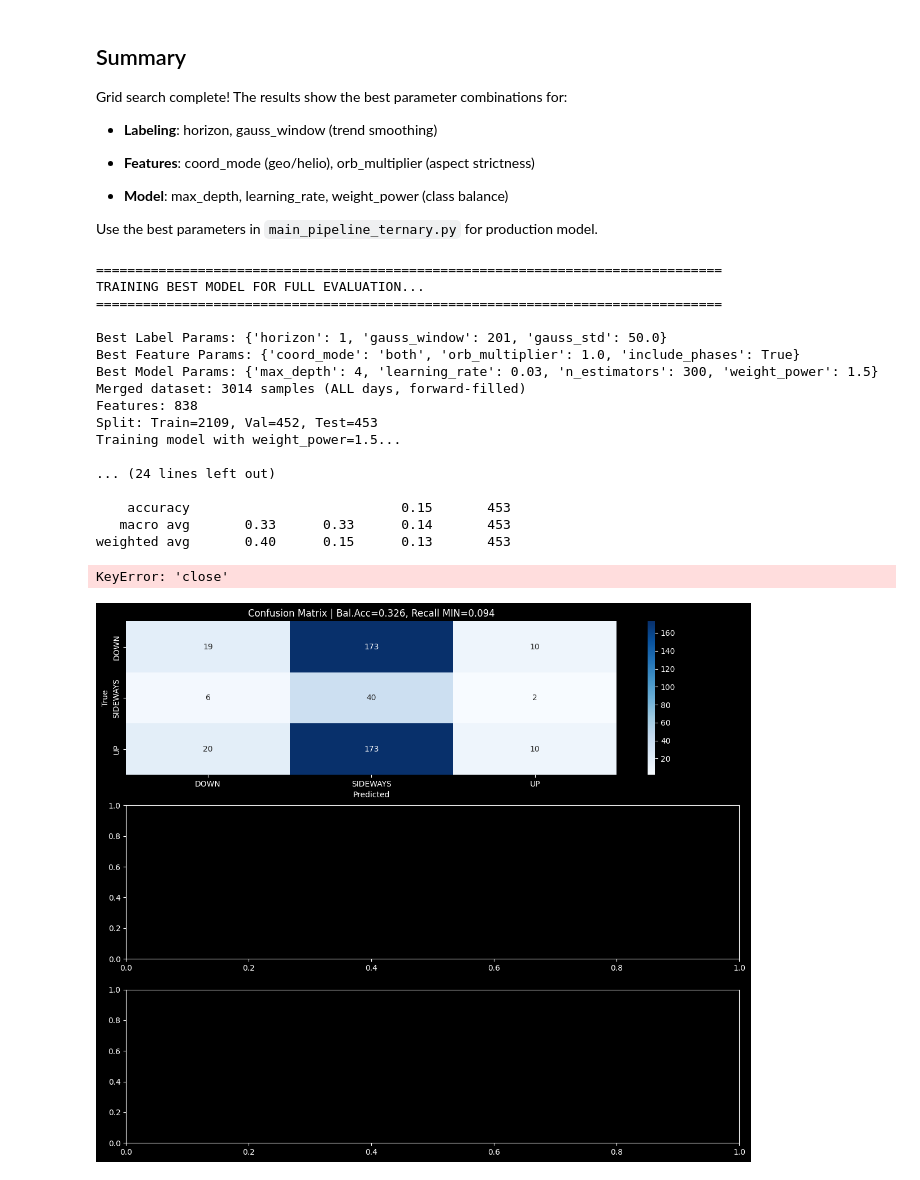
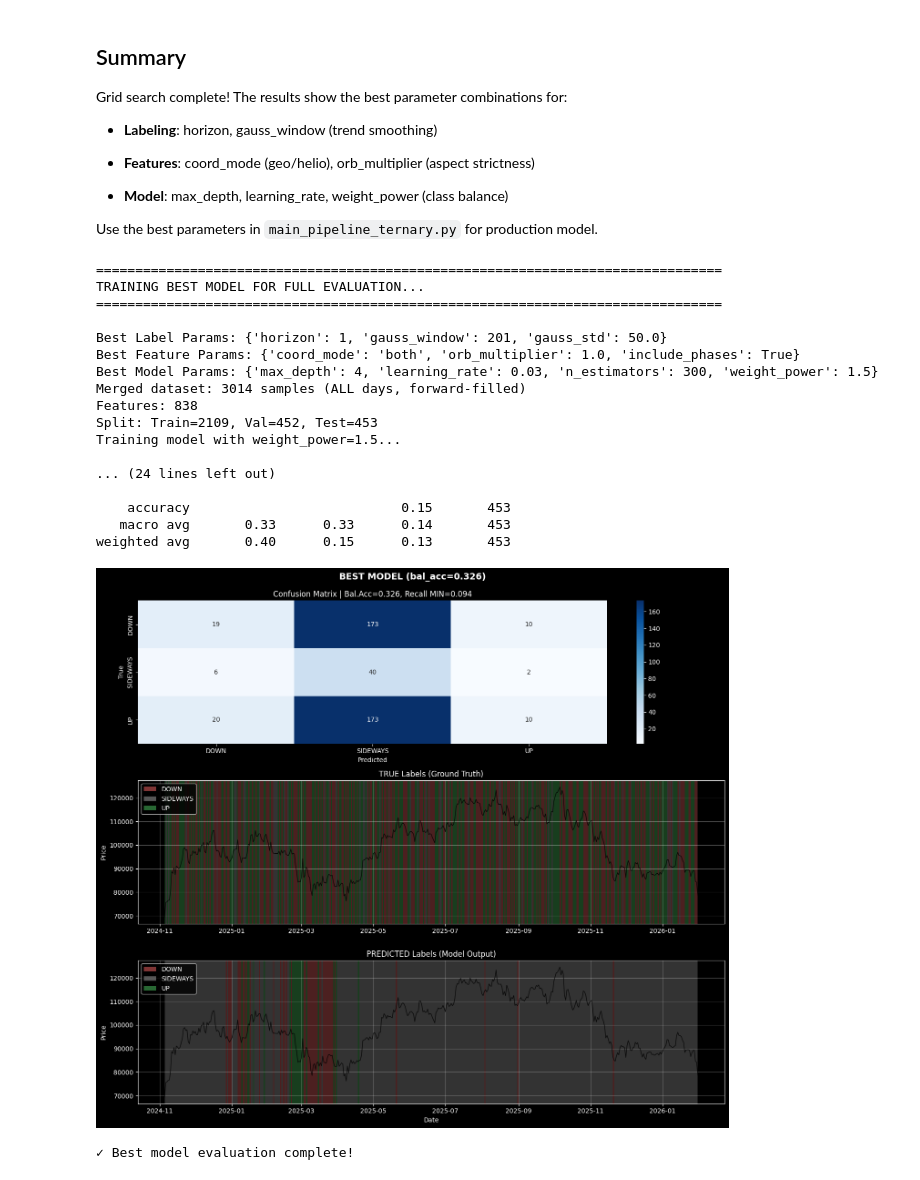
Before and after one commit to ramires666/astracle, a Jupyter notebook: RESEARCH/grid_search_ternary.ipynb, the cells around one changed output. Cells and saved outputs as stored; diff of their text form; code cells hidden in the pictures.

Commit message:
ternary frid search continues

```diff
--- a/RESEARCH/grid_search_ternary.ipynb
+++ b/RESEARCH/grid_search_ternary.ipynb
@@ -119,8 +119,8 @@ DATA_START = "2017-11-01"  # Bitcoin price history start
 # gauss_std: Standard deviation of Gaussian
 LABEL_GRID = {
     "horizon": [1,],            # 1, 3, or 5 days ahead
-    "gauss_window": [101, 201, 301], # Smoothing window sizes
-    "gauss_std": [25.0, 50.0, 100.0], # Gaussian std
+    "gauss_window": [101, 201], # Smoothing window sizes
+    "gauss_std": [50.0, 100.0], # Gaussian std
 }
 
 # ─────────────────────────────────────────────────────────────────────────────────
@@ -140,7 +140,7 @@ FEATURE_GRID = {
 MODEL_GRID = {
     "max_depth": [3, 5,9],           # Tree depth
     "learning_rate": [0.01, 0.03, 0.05], # Step size
-    "weight_power": [1.5, 2.0, 2.5],  # Minority class amplification
+    "weight_power": [ 2.0, 2.7,3.5],  # Minority class amplification
     "n_estimators": [500],            # Fixed number of trees
     "subsample": [0.8],               # Fixed
     "colsample_bytree": [0.8],        # Fixed
@@ -150,7 +150,7 @@ MODEL_GRID = {
 # SEARCH SETTINGS
 # ─────────────────────────────────────────────────────────────────────────────────
 # Set to True for quick test run with reduced grid
-TEST_MODE = True  # Set to False for full search
+TEST_MODE = False # Set to False for full search
 
 if TEST_MODE:
     print("⚠️ TEST MODE: Using reduced grid for quick testing")
@@ -760,22 +852,43 @@ Split: Train=2109, Val=452, Test=453
 df_results = pd.DataFrame(results)
 
 if not df_results.empty:
-    # Sort by balanced accuracy
-    df_results = df_results.sort_values("bal_acc", ascending=False)
+    # ─────────────────────────────────────────────────────────────────────────────
+    # TOP 10 BY UP/DOWN BALANCE (most important for trading!)
+    # ─────────────────────────────────────────────────────────────────────────────
+    print("\n" + "=" * 80)
+    print("🏆 TOP 10 BY UP/DOWN BALANCE (best for trading)")
+    print("=" * 80)
 
+    display_cols_balance = [
+        "horizon", "orb_multiplier", "coord_mode", "weight_power",
+        "max_depth", "learning_rate",
+        "recall_down", "recall_up", "up_down_min", "up_down_gap"
+    ]
+
+    df_by_balance = df_results.sort_values(
+        ["up_down_min", "up_down_gap"],
+        ascending=[False, True]  # max up_down_min, min up_down_gap
+    )
+    print(df_by_balance[display_cols_balance].head(10).to_string(index=False))
+
+    # ─────────────────────────────────────────────────────────────────────────────
+    # TOP 10 BY BALANCED ACCURACY
+    # ─────────────────────────────────────────────────────────────────────────────
     print("\n" + "=" * 80)
-    print("TOP 10 CONFIGURATIONS BY BALANCED ACCURACY")
+    print("TOP 10 BY BALANCED ACCURACY")
     print("=" * 80)
 
     display_cols = [
-        "horizon", "gauss_window", "orb_multiplier", "weight_power",
+        "horizon", "orb_multiplier", "coord_mode", "weight_power",
         "max_depth", "learning_rate",
         "bal_acc", "f1_macro", "recall_min", "recall_gap"
     ]
-    print(df_results[display_cols].head(10).to_string(index=False))
+
+    df_by_acc = df_results.sort_values("bal_acc", ascending=False)
+    print(df_by_acc[display_cols].head(10).to_string(index=False))
 
     print("\n" + "=" * 80)
-    print("TOP 10 CONFIGURATIONS BY RECALL_MIN (balanced across classes)")
+    print("TOP 10 BY RECALL_MIN (all 3 classes balanced)")
     print("=" * 80)
 
     df_by_recall = df_results.sort_values(
@@ -972,33 +1072,34 @@ if not df_results.empty:
     # ─────────────────────────────────────────────────────────────────────────────
     # Train and evaluate with visualization
     # ─────────────────────────────────────────────────────────────────────────────
     final_metrics, final_model = train_and_evaluate_full(
         df_dataset_best,
         best_model_params.copy(),
         device,
-        title=f"BEST MODEL (bal_acc={best['bal_acc']:.3f})"
+        title=f"BEST MODEL (bal_acc={best['bal_acc']:.3f})",
+        df_market=df_market,
     )
 
     print("\n✓ Best model evaluation complete!")
 else:
     print("⚠️ No grid search results to evaluate")
 # %% [output]
 ================================================================================
 TRAINING BEST MODEL FOR FULL EVALUATION...
 ================================================================================
 
 Best Label Params: {'horizon': 1, 'gauss_window': 201, 'gauss_std': 50.0}
 Best Feature Params: {'coord_mode': 'both', 'orb_multiplier': 1.0, 'include_phases': True}
 Best Model Params: {'max_depth': 4, 'learning_rate': 0.03, 'n_estimators': 300, 'weight_power': 1.5}
 Merged dataset: 3014 samples (ALL days, forward-filled)
 Features: 838
 Split: Train=2109, Val=452, Test=453
 Training model with weight_power=1.5...
 
 ... (24 lines left out)
 
     accuracy                           0.15       453
    macro avg       0.33      0.33      0.14       453
 weighted avg       0.40      0.15      0.13       453
+[figure, new version]
-KeyError: 'close'
+✓ Best model evaluation complete!
-[figure, old version]
```
Also changed, not shown: parts of 8 cells of this notebook, 33 other files.
